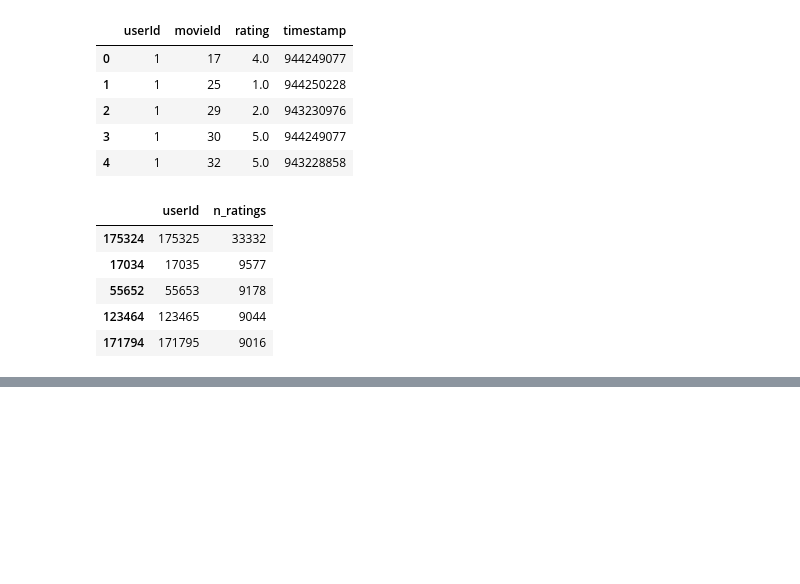
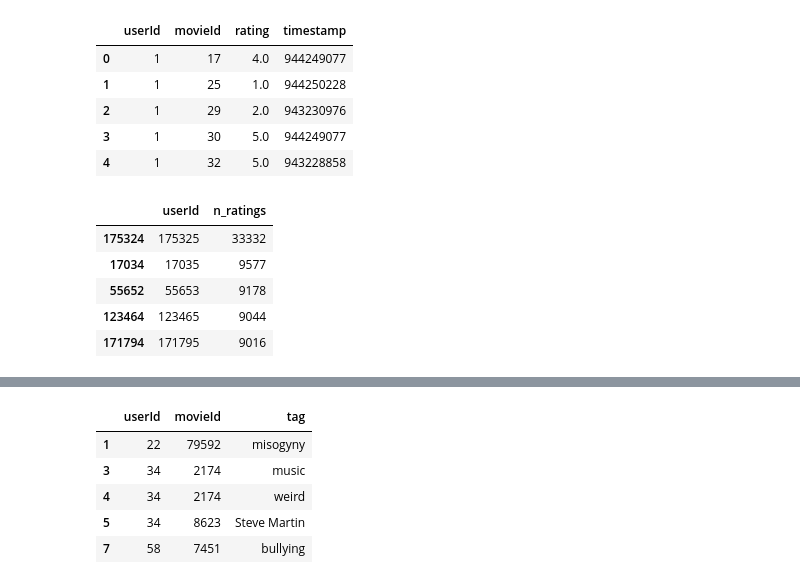
Before and after one commit to MahdiMashayekhi-AI/Machine-Learning-Projects, a Jupyter notebook: 04-recommendation-systems/Smart-Movie-Recommandation-on-MovieLens/Smart_Movie_Recommendation.ipynb, the cells around one changed output, grey strips where cells are left out. Cells and saved outputs as stored; diff of their text form; code cells hidden in the pictures; blank space fills up the shorter version.

```diff
--- a/04-recommendation-systems/Smart-Movie-Recommandation-on-MovieLens/Smart_Movie_Recommendation.ipynb
+++ b/04-recommendation-systems/Smart-Movie-Recommandation-on-MovieLens/Smart_Movie_Recommendation.ipynb
@@ -449,0 +587,13 @@ user_frequently.sort_values(by='n_ratings', ascending=False).head()
+# %%
+# Get top 5000 tags with the most frequent
+
+top_tags = tags['tag'].value_counts().nlargest(5000).index
+tags_filtered = tags[tags['tag'].isin(top_tags)]
+tags_filtered.head()
+# %% [output]
+|  | userId | movieId | tag |
+| 1 | 22 | 79592 | misogyny |
+| 3 | 34 | 2174 | music |
+| 4 | 34 | 2174 | weird |
+| 5 | 34 | 8623 | Steve Martin |
+| 7 | 58 | 7451 | bullying |
```
Also changed, not shown: parts of 39 cells of this notebook.
